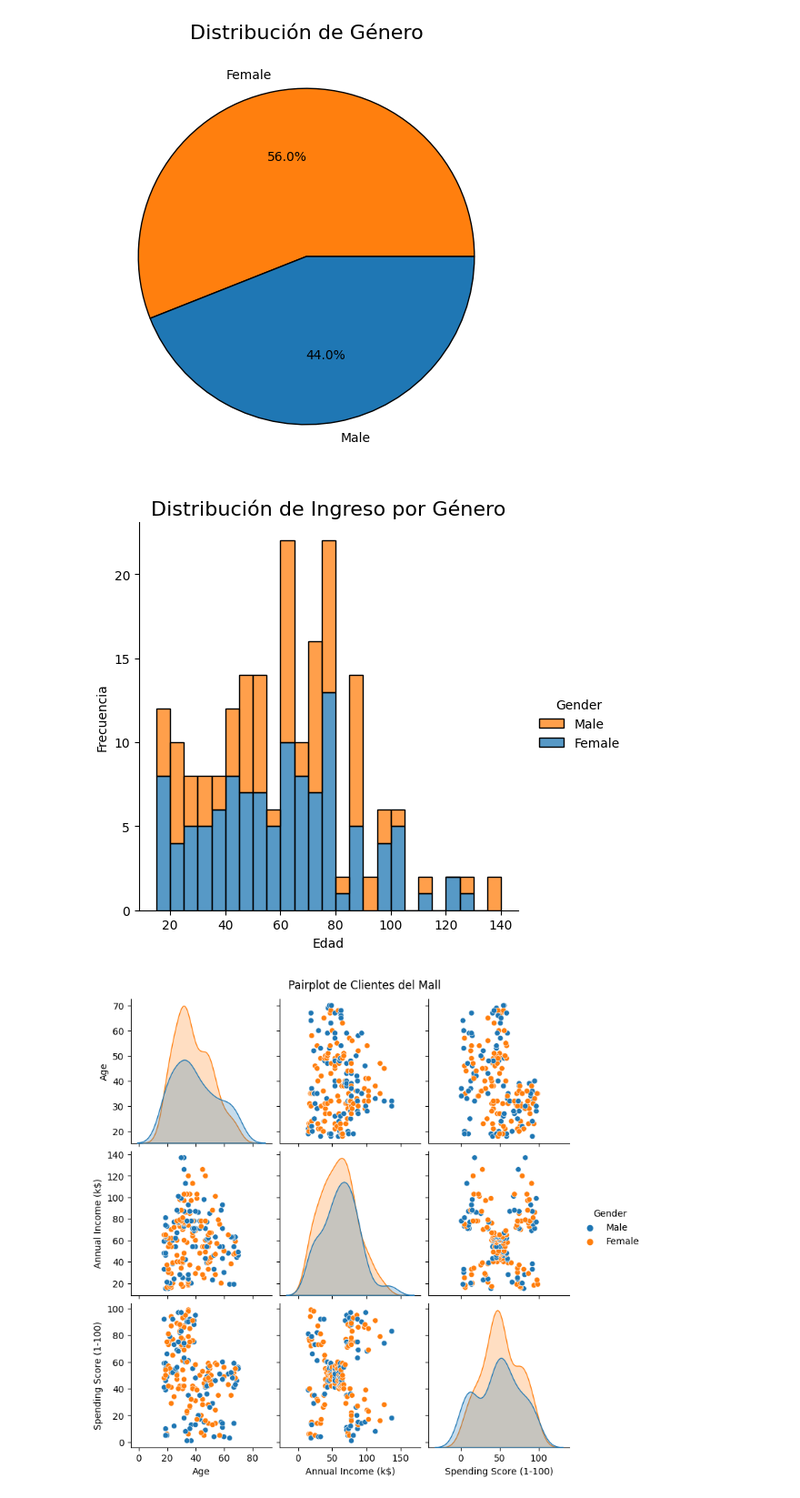
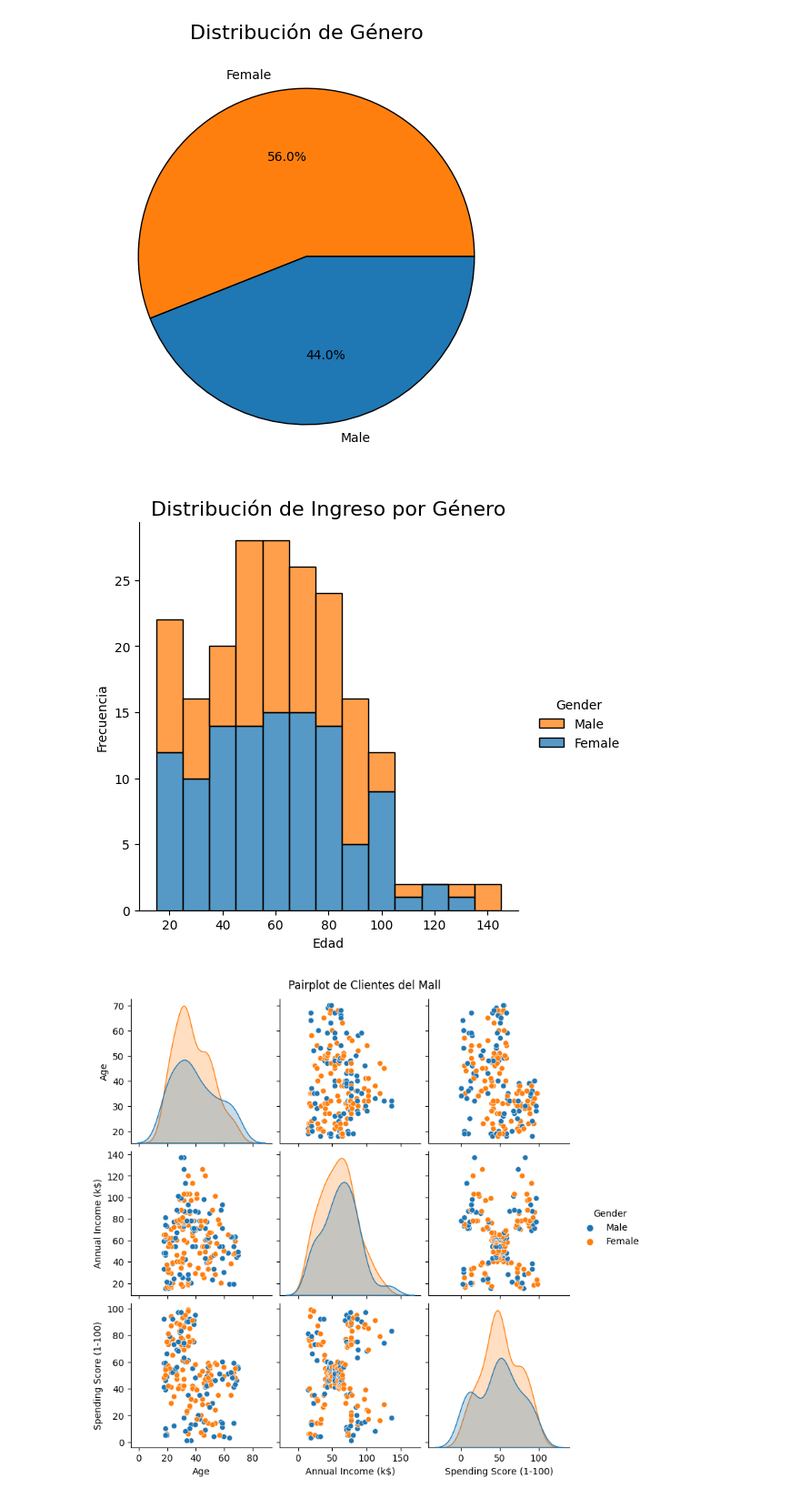
Before and after one commit to estefvasqu/Customer-Segmentation, a Jupyter notebook: Notebook.ipynb, the cells around one changed output. Shown at 91% size. Cells and saved outputs as stored; diff of their text form; code cells hidden in the pictures.

```diff
--- a/EDA.ipynb
+++ b/Notebook.ipynb
@@ -83,14 +83,14 @@ plt.show()
 # %% [output]
 [figure]
 # %%
-sns.displot(df, x="Annual Income (k$)",binwidth=5, hue="Gender",palette = colors, multiple="stack")
+sns.displot(df, x="Annual Income (k$)",binwidth=10, hue="Gender",palette = colors, multiple="stack")
 
 plt.title("Distribución de Ingreso por Género", fontsize=16)
 plt.xlabel("Edad", fontsize=10)
 plt.ylabel("Frecuencia", fontsize=10)
 plt.show()
 # %% [output]
-[figure, old version]
+[figure, new version]
 # %%
 sns.pairplot(df.drop(columns=["CustomerID"]), hue="Gender")
 
```
Also changed, not shown: parts of 10 cells of this notebook.
